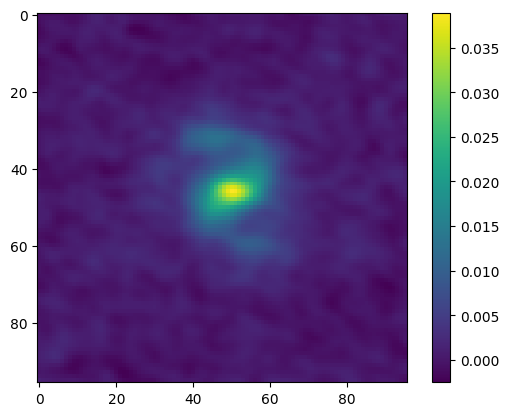
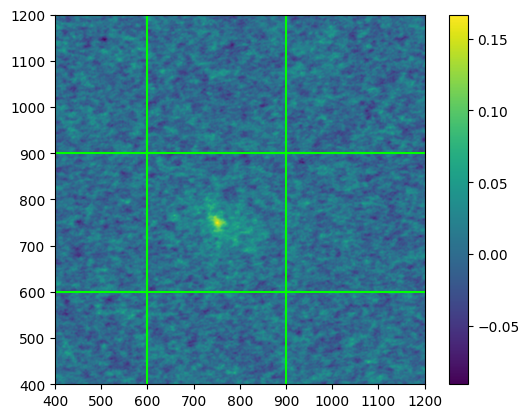
The notebook cell's code change between the first figure and the second:
--- before
+++ after
@@ -3,7 +3,9 @@
 
 
-#plt.vlines(100, 0, 400, color='lime')
-#plt.vlines(300, 0, 400, color='lime')
-#plt.hlines(100, 0, 400, color='lime')
-#plt.hlines(300, 0, 400, color='lime')
+plt.vlines(600, 0, 1450, color='lime')
+plt.vlines(900, 0, 1450, color='lime')
+plt.hlines(600, 0, 1450, color='lime')
+plt.hlines(900, 0, 1450, color='lime')
+plt.xlim(400, 1200)
+plt.ylim(400, 1200)
 plt.colorbar()

Commit: MCA denoising